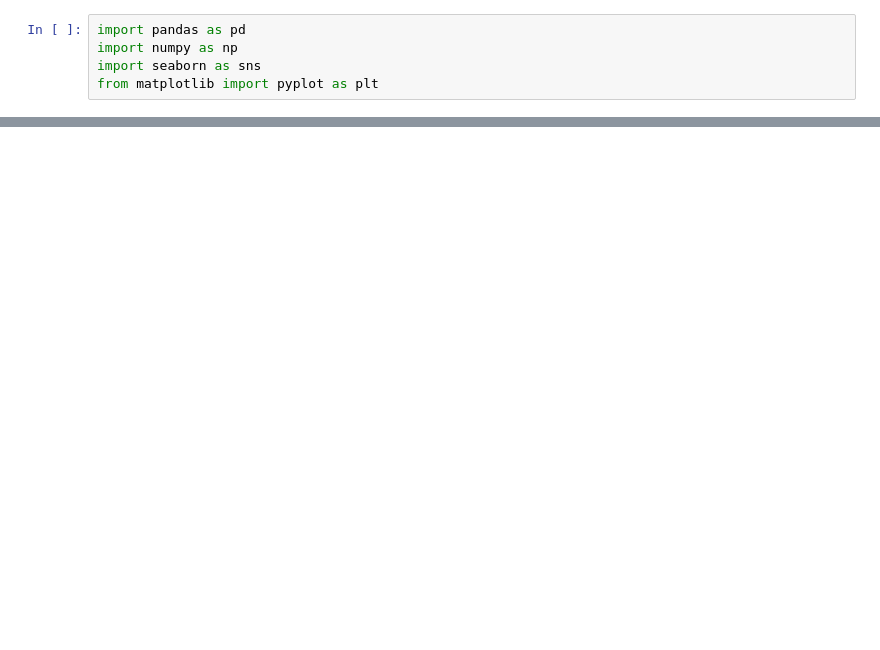
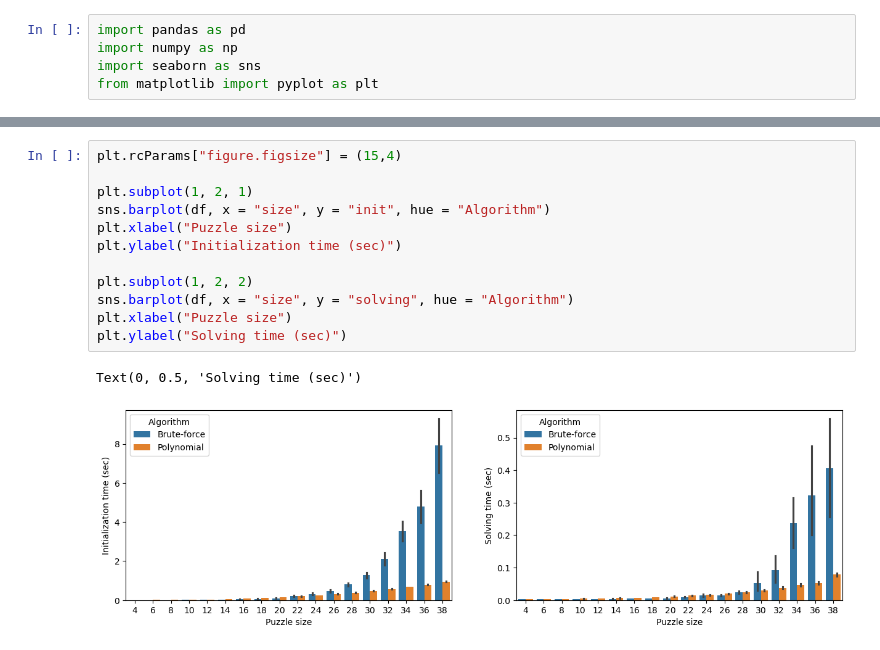
Before and after one commit to diogoantunes25/lvm-project, a Jupyter notebook: proj-1/plots/Plots.ipynb, the cells around one changed output, grey strips where cells are left out. Saved outputs shown, nothing was run; the diff lists cells and outputs as text; blank space fills up the shorter version.

```diff
--- a/proj-1/plots/Plots.ipynb
+++ b/proj-1/plots/Plots.ipynb
@@ -26,0 +25,15 @@ df
+# %%
+plt.rcParams["figure.figsize"] = (15,4)
+
+plt.subplot(1, 2, 1)
+sns.barplot(df, x = "size", y = "init", hue = "Algorithm")
+plt.xlabel("Puzzle size")
+plt.ylabel("Initialization time (sec)")
+
+plt.subplot(1, 2, 2)
+sns.barplot(df, x = "size", y = "solving", hue = "Algorithm")
+plt.xlabel("Puzzle size")
+plt.ylabel("Solving time (sec)")
+# %% [output]
+Text(0, 0.5, 'Solving time (sec)')
+[figure, added]
```
Also changed, not shown: parts of 2 cells of this notebook, 2 other files.
